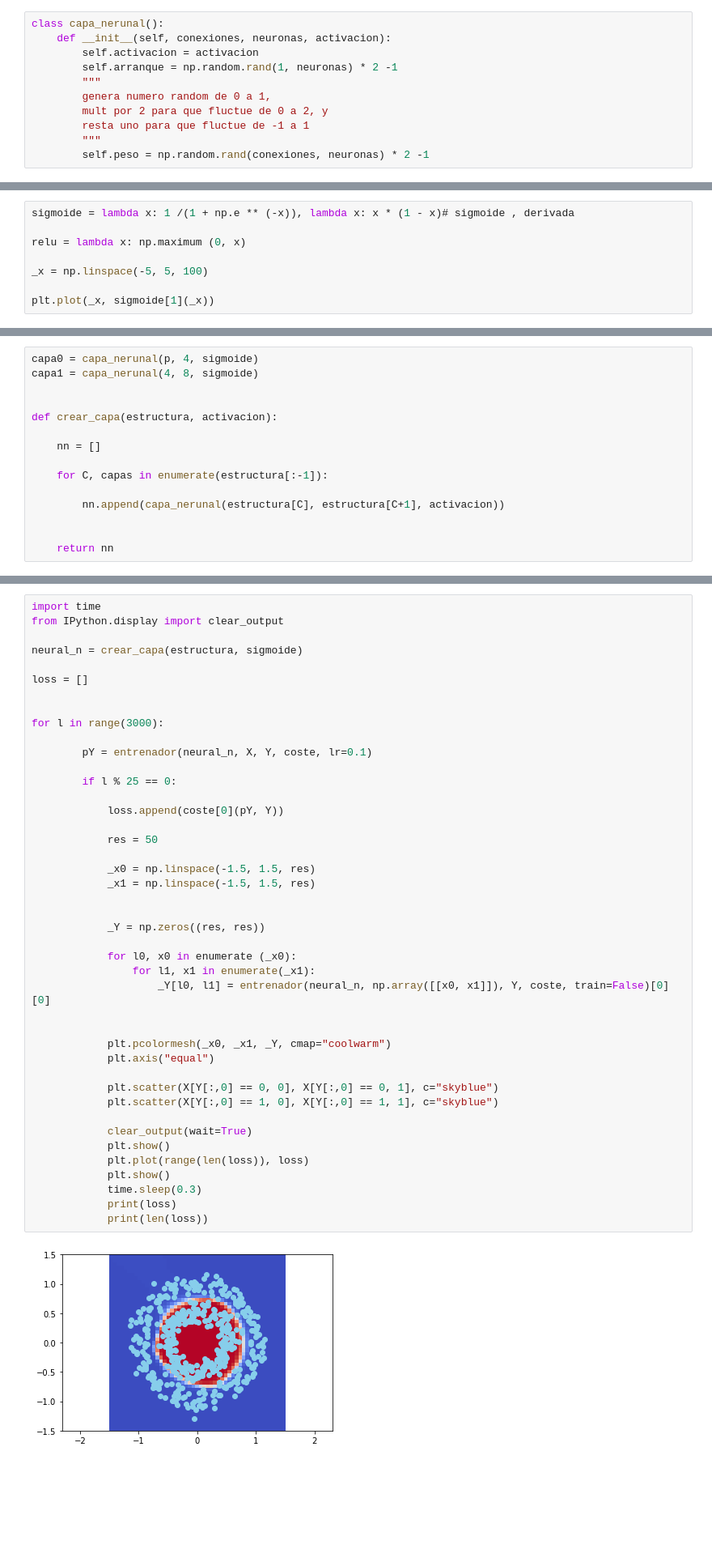
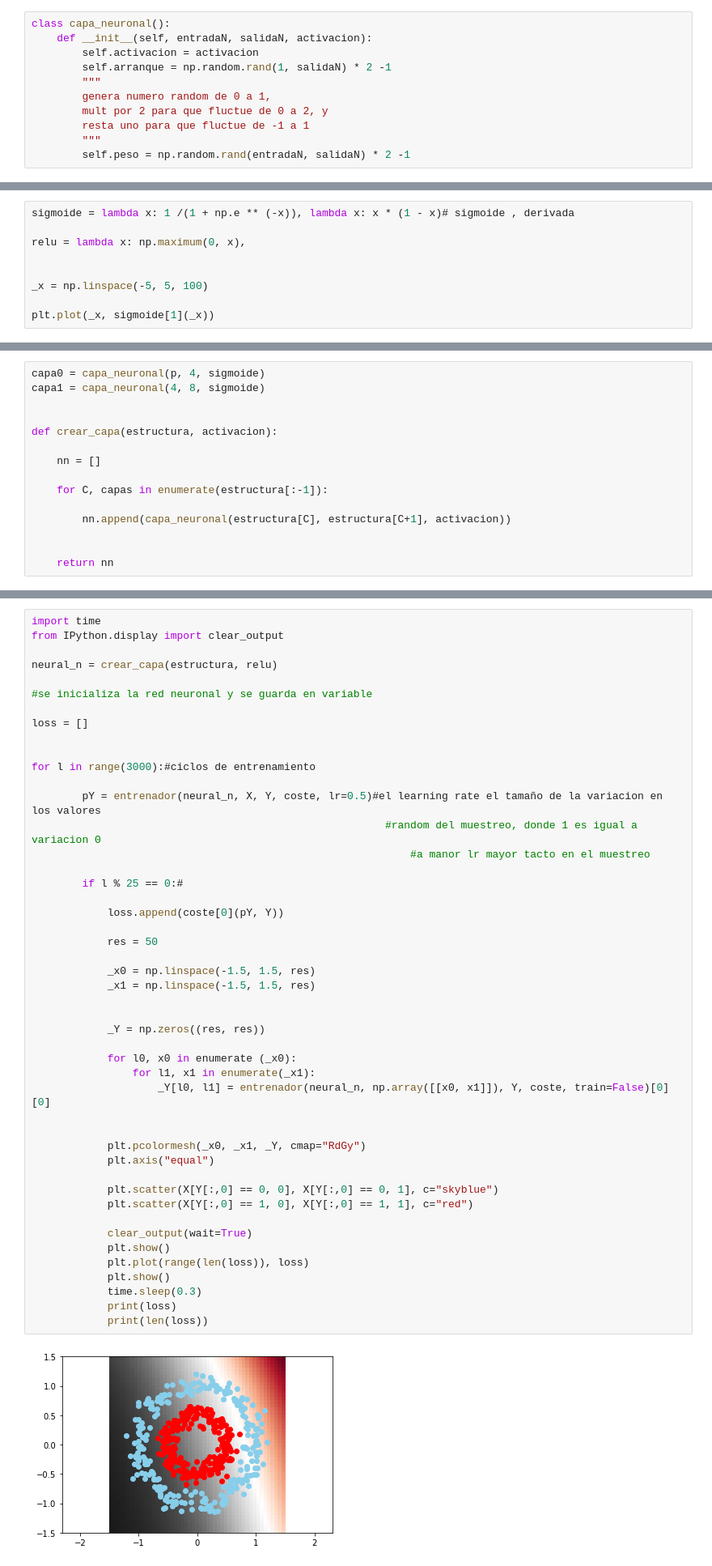
Before and after one commit to AMIRANDA9112/ML, a Jupyter notebook: MyfirstRed.ipynb, the cells around one changed output, grey strips where cells are left out. Shown at 81% size. Saved outputs shown, nothing was run; the diff lists cells and outputs as text; blank space fills up the shorter version.

```diff
--- a/MyfirstRed.ipynb
+++ b/MyfirstRed.ipynb
@@ -22,11 +26,11 @@ Y.shape
 # %%
-class capa_nerunal():
-    def __init__(self, conexiones, neuronas, activacion):
+class capa_neuronal():
+    def __init__(self, entradaN, salidaN, activacion):
         self.activacion = activacion
-        self.arranque = np.random.rand(1, neuronas) * 2 -1
+        self.arranque = np.random.rand(1, salidaN) * 2 -1
         """
         genera numero random de 0 a 1,
         mult por 2 para que fluctue de 0 a 2, y
         resta uno para que fluctue de -1 a 1
         """
-        self.peso = np.random.rand(conexiones, neuronas) * 2 -1
+        self.peso = np.random.rand(entradaN, salidaN) * 2 -1
@@ -33,7 +41,8 @@ class capa_nerunal():
 # %%
 sigmoide = lambda x: 1 /(1 + np.e ** (-x)), lambda x: x * (1 - x)# sigmoide , derivada
 
-relu = lambda x: np.maximum (0, x)
+relu = lambda x: np.maximum(0, x),
+
 
 _x = np.linspace(-5, 5, 100)
 
@@ -42,8 +51,8 @@ plt.plot(_x, sigmoide[1](_x))
 [<matplotlib.lines.Line2D at 0x...>]
 [figure]
 # %%
-capa0 = capa_nerunal(p, 4, sigmoide)
-capa1 = capa_nerunal(4, 8, sigmoide)
+capa0 = capa_neuronal(p, 4, sigmoide)
+capa1 = capa_neuronal(4, 8, sigmoide)
 
 
 def crear_capa(estructura, activacion):
@@ -52,7 +61,7 @@ def crear_capa(estructura, activacion):
 
     for C, capas in enumerate(estructura[:-1]):
 
-        nn.append(capa_nerunal(estructura[C], estructura[C+1], activacion))
+        nn.append(capa_neuronal(estructura[C], estructura[C+1], activacion))
 
 
     return nn
@@ -133,44 +148,48 @@ array([[0.77590292],
 import time
 from IPython.display import clear_output
 
-neural_n = crear_capa(estructura, sigmoide)
+neural_n = crear_capa(estructura, relu)
+
+#se inicializa la red neuronal y se guarda en variable
 
 loss = []
 
 
-for l in range(3000):
+for l in range(3000):#ciclos de entrenamiento
 
-        pY = entrenador(neural_n, X, Y, coste, lr=0.1)
+        pY = entrenador(neural_n, X, Y, coste, lr=0.5)#el learning rate el tamaño de la variacion en los valores
+                                                        #random del muestreo, donde 1 es igual a variacion 0
+                                                            #a manor lr mayor tacto en el muestreo
 
-        if l % 25 == 0:
+        if l % 25 == 0:#
 
             loss.append(coste[0](pY, Y))
 
             res = 50
 
             _x0 = np.linspace(-1.5, 1.5, res)
             _x1 = np.linspace(-1.5, 1.5, res)
 
 
             _Y = np.zeros((res, res))
 
             for l0, x0 in enumerate (_x0):
                 for l1, x1 in enumerate(_x1):
                     _Y[l0, l1] = entrenador(neural_n, np.array([[x0, x1]]), Y, coste, train=False)[0][0]
 
 
-            plt.pcolormesh(_x0, _x1, _Y, cmap="coolwarm")
+            plt.pcolormesh(_x0, _x1, _Y, cmap="RdGy")
             plt.axis("equal")
 
             plt.scatter(X[Y[:,0] == 0, 0], X[Y[:,0] == 0, 1], c="skyblue")
-            plt.scatter(X[Y[:,0] == 1, 0], X[Y[:,0] == 1, 1], c="skyblue")
+            plt.scatter(X[Y[:,0] == 1, 0], X[Y[:,0] == 1, 1], c="red")
 
             clear_output(wait=True)
             plt.show()
             plt.plot(range(len(loss)), loss)
             plt.show()
             time.sleep(0.3)
             print(loss)
             print(len(loss))
 # %% [output]
-[figure, old version]
+[figure, new version]
```
Also changed, not shown: parts of 5 cells of this notebook, 2 other files.
